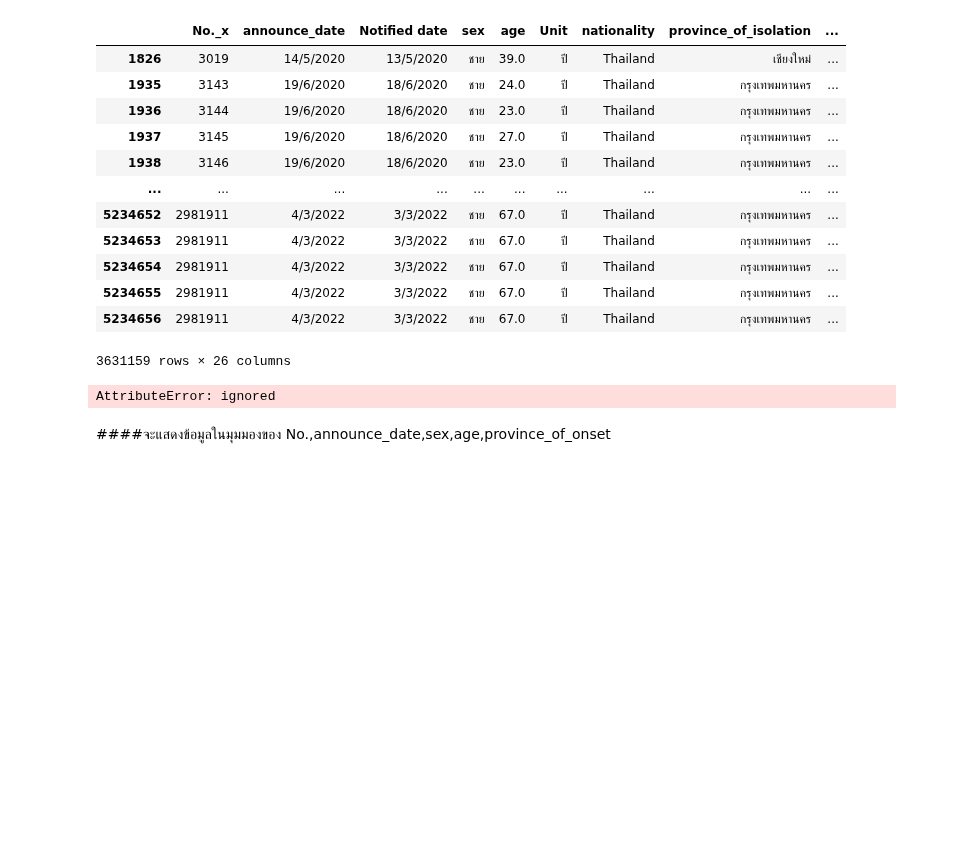
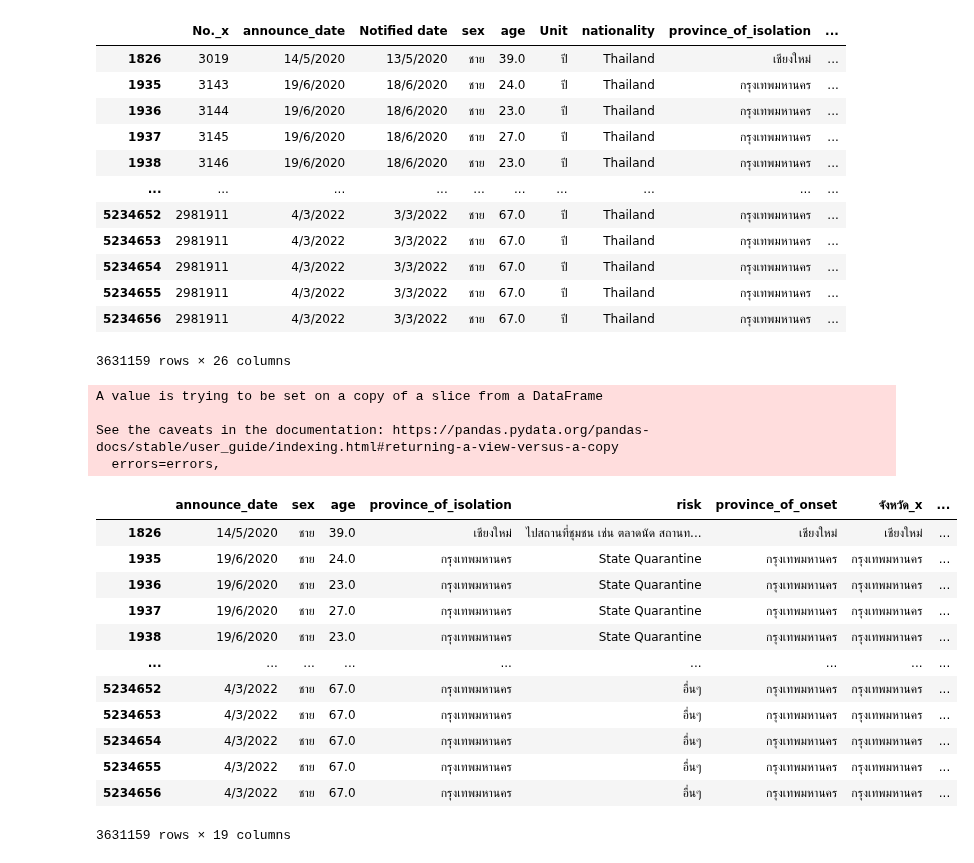
Before and after one commit to sskboonmee/data_viz_2022, a Jupyter notebook: Project_Dataviz.ipynb, the cells around one changed output. Cells and saved outputs as stored; diff of their text form; code cells hidden in the pictures; blank space fills up the shorter version.

```diff
--- a/Project_Dataviz.ipynb
+++ b/Project_Dataviz.ipynb
@@ -715,8 +726,21 @@ import pandas as pd
-# %%
-data_total2_drop.isnull().any()
-# %% [output]
-AttributeError: ignored
-# %% [markdown]
-####จะแสดงข้อมูลในมุมมองของ No.,announce_date,sex,age,province_of_onset
 # %%
-#data_total2_drop.drop(['No._x','Notified date','Unit','nationality','province_of_isolation','risk','district_of_onset','No._y','เขต',], axis=1, inplace=True)
+data_total2_drop.drop(['No._x','Notified date','Unit','nationality','No._y','district_of_onset','H Code'], axis=1, inplace=True)   #drop ข้อมูลออกให้เหลือเฉพาะอันที่เราต้องการ
+data_total2_drop
+# %% [output]
+A value is trying to be set on a copy of a slice from a DataFrame
+
+See the caveats in the documentation: https://pandas.pydata.org/pandas-docs/stable/user_guide/indexing.html#returning-a-view-versus-a-copy
+  errors=errors,
+|  | announce_date | sex | age | province_of_isolation | risk | province_of_onset | จังหวัด_x | ... |
+| 1826 | 14/5/2020 | ชาย | 39.0 | เชียงใหม่ | ไปสถานที่ชุมชน เช่น ตลาดนัด สถานท... | เชียงใหม่ | เชียงใหม่ | ... |
+| 1935 | 19/6/2020 | ชาย | 24.0 | กรุงเทพมหานคร | State Quarantine | กรุงเทพมหานคร | กรุงเทพมหานคร | ... |
+| 1936 | 19/6/2020 | ชาย | 23.0 | กรุงเทพมหานคร | State Quarantine | กรุงเทพมหานคร | กรุงเทพมหานคร | ... |
+| 1937 | 19/6/2020 | ชาย | 27.0 | กรุงเทพมหานคร | State Quarantine | กรุงเทพมหานคร | กรุงเทพมหานคร | ... |
+| 1938 | 19/6/2020 | ชาย | 23.0 | กรุงเทพมหานคร | State Quarantine | กรุงเทพมหานคร | กรุงเทพมหานคร | ... |
+| ... | ... | ... | ... | ... | ... | ... | ... | ... |
+| 5234652 | 4/3/2022 | ชาย | 67.0 | กรุงเทพมหานคร | อื่นๆ | กรุงเทพมหานคร | กรุงเทพมหานคร | ... |
+| 5234653 | 4/3/2022 | ชาย | 67.0 | กรุงเทพมหานคร | อื่นๆ | กรุงเทพมหานคร | กรุงเทพมหานคร | ... |
+| 5234654 | 4/3/2022 | ชาย | 67.0 | กรุงเทพมหานคร | อื่นๆ | กรุงเทพมหานคร | กรุงเทพมหานคร | ... |
+| 5234655 | 4/3/2022 | ชาย | 67.0 | กรุงเทพมหานคร | อื่นๆ | กรุงเทพมหานคร | กรุงเทพมหานคร | ... |
+| 5234656 | 4/3/2022 | ชาย | 67.0 | กรุงเทพมหานคร | อื่นๆ | กรุงเทพมหานคร | กรุงเทพมหานคร | ... |
+3631159 rows × 19 columns
```
Also changed, not shown: parts of 4 cells of this notebook.
